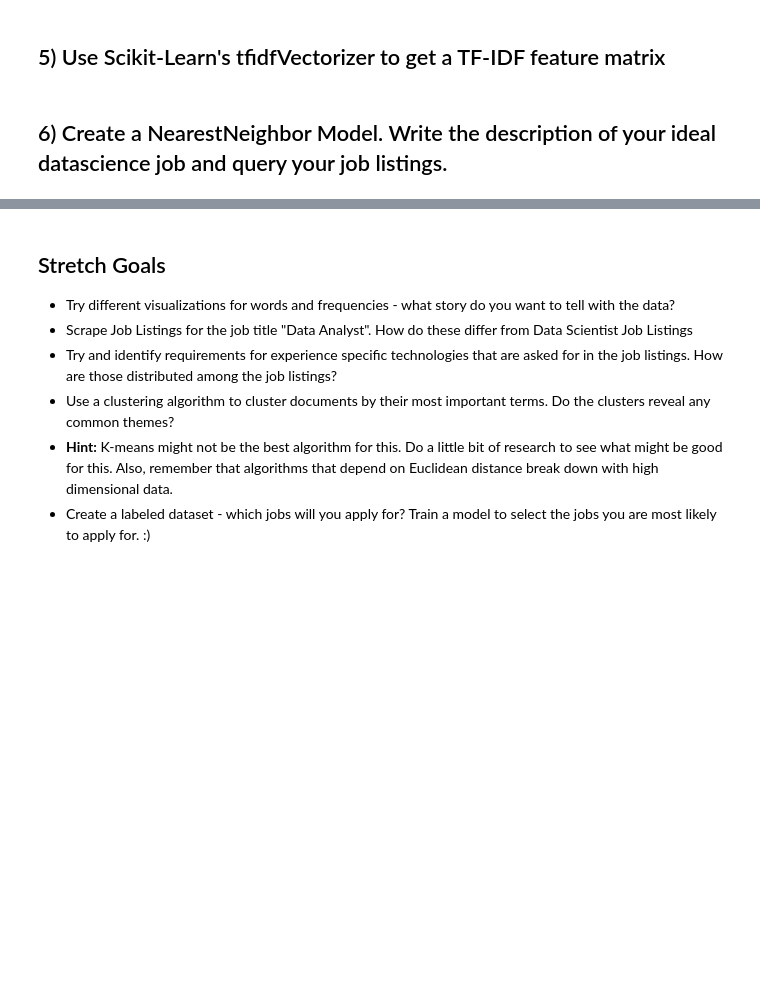
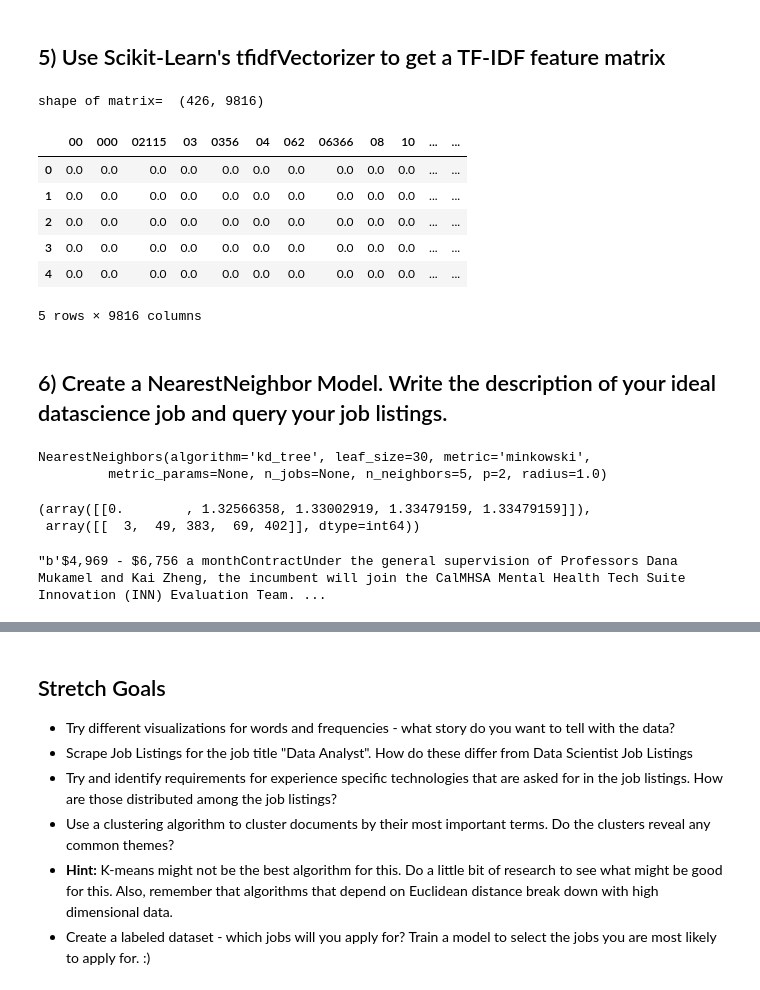
Before and after one commit to mvkumar14/DS-Unit-4-Sprint-1-NLP, a Jupyter notebook: module2-vector-representations/LS_DS_412_Vector_Representations_Assignment.ipynb, the cells around one changed output, grey strips where cells are left out. Cells and saved outputs as stored; diff of their text form; code cells hidden in the pictures; blank space fills up the shorter version.

```diff
--- a/module2-vector-representations/LS_DS_412_Vector_Representations_Assignment.ipynb
+++ b/module2-vector-representations/LS_DS_412_Vector_Representations_Assignment.ipynb
@@ -222,2 +264,24 @@ raise Exception("\nThis task is not complete. \nReplace this line with your code
+# %%
+from sklearn.feature_extraction.text import TfidfVectorizer
+
+# Create object
+tfidf = TfidfVectorizer(stop_words='english')
+
+# Train vocab:
+dtm = tfidf.fit_transform(token_jobs['token_str'])
+
+dtm = pd.DataFrame(dtm.todense(),columns=tfidf.get_feature_names())
+
+print("shape of matrix= ", dtm.shape)
+dtm.head()
+# %% [output]
+shape of matrix=  (426, 9816)
+|  | 00 | 000 | 02115 | 03 | 0356 | 04 | 062 | 06366 | 08 | 10 | ... | ... |
+| 0 | 0.0 | 0.0 | 0.0 | 0.0 | 0.0 | 0.0 | 0.0 | 0.0 | 0.0 | 0.0 | ... | ... |
+| 1 | 0.0 | 0.0 | 0.0 | 0.0 | 0.0 | 0.0 | 0.0 | 0.0 | 0.0 | 0.0 | ... | ... |
+| 2 | 0.0 | 0.0 | 0.0 | 0.0 | 0.0 | 0.0 | 0.0 | 0.0 | 0.0 | 0.0 | ... | ... |
+| 3 | 0.0 | 0.0 | 0.0 | 0.0 | 0.0 | 0.0 | 0.0 | 0.0 | 0.0 | 0.0 | ... | ... |
+| 4 | 0.0 | 0.0 | 0.0 | 0.0 | 0.0 | 0.0 | 0.0 | 0.0 | 0.0 | 0.0 | ... | ... |
+5 rows × 9816 columns
 # %% [markdown]
 ## 6) Create a NearestNeighbor Model. Write the description of your ideal datascience job and query your job listings.
@@ -226,0 +288,18 @@ raise Exception("\nThis task is not complete. \nReplace this line with your code
+# %%
+from sklearn.neighbors import NearestNeighbors
+
+# Fit on DTM
+nn = NearestNeighbors(n_neighbors=5, algorithm = 'kd_tree')
+nn.fit(dtm)
+# %% [output]
+NearestNeighbors(algorithm='kd_tree', leaf_size=30, metric='minkowski',
+         metric_params=None, n_jobs=None, n_neighbors=5, p=2, radius=1.0)
+# %%
+nn.kneighbors([dtm.iloc[3].values])
+# %% [output]
+(array([[0.        , 1.32566358, 1.33002919, 1.33479159, 1.33479159]]),
+ array([[  3,  49, 383,  69, 402]], dtype=int64))
+# %%
+test['parsed'][3]
+# %% [output]
+"b'$4,969 - $6,756 a monthContractUnder the general supervision of Professors Dana Mukamel and Kai Zheng, the incumbent will join the CalMHSA Mental Health Tech Suite Innovation (INN) Evaluation Team. ...
```
Also changed, not shown: parts of 18 cells of this notebook, 1 other file.
